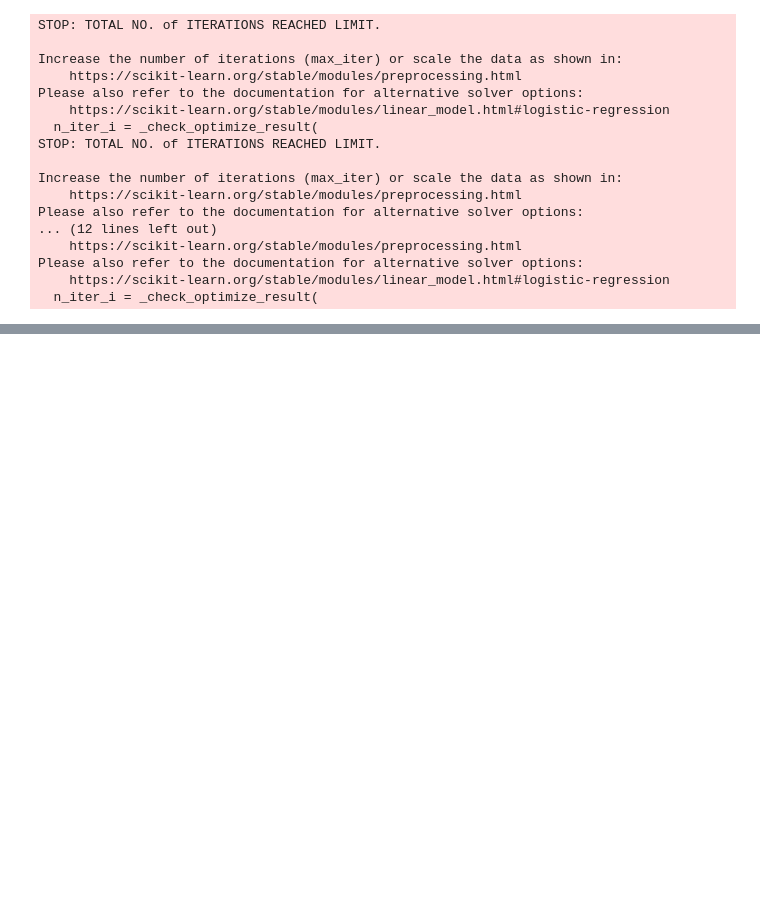
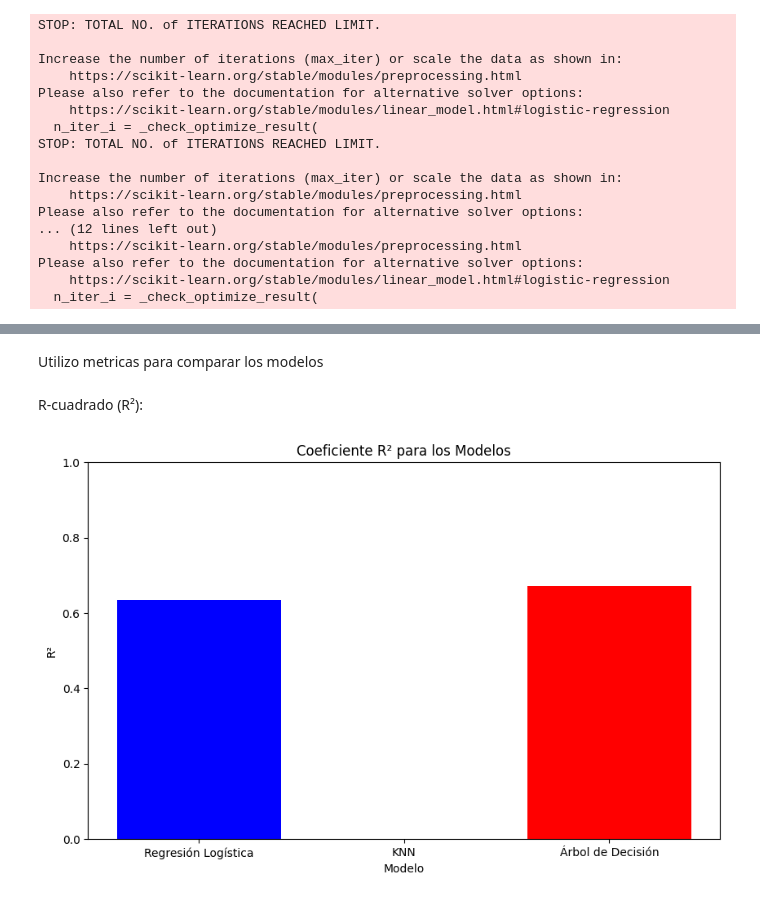
Before and after one commit to Lucassanc/Proyecto-Final-Data-Science, a Jupyter notebook: MODELO.ipynb, the cells around one changed output, grey strips where cells are left out. Drawn from its saved outputs; the diff is of its cells as text; code cells hidden in the pictures; blank space fills up the shorter version.

```diff
--- a/MODELO.ipynb
+++ b/MODELO.ipynb
@@ -1012,0 +649,4 @@ El modelo KNN predice valores muy bajos, sin importar los valores
+# %% [markdown]
+Utilizo metricas para comparar los modelos
+# %% [markdown]
+R-cuadrado (R²):
@@ -1012,0 +661,23 @@ El modelo KNN predice valores muy bajos, sin importar los valores
+# %%
+# Calcular el R² para los tres modelos
+reg_test_pred = reg.predict(X_test)
+knn_test_pred = knn_model.predict(X_test)
+tree_test_pred = tree_model.predict(X_test)
+
+reg_r2 = r2_score(y_test, reg_test_pred)
+knn_r2 = r2_score(y_test, knn_test_pred)
+tree_r2 = r2_score(y_test, tree_test_pred)
+
+# Graficar el R² para los tres modelos
+model_names = ['Regresión Logística', 'KNN', 'Árbol de Decisión']
+r2_scores = [reg_r2, knn_r2, tree_r2]
+
+plt.figure(figsize=(10, 6))
+plt.bar(model_names, r2_scores, color=['blue', 'green', 'red'])
+plt.xlabel('Modelo')
+plt.ylabel('R²')
+plt.title('Coeficiente R² para los Modelos')
+plt.ylim([0.0, 1.0])
+plt.show()
+# %% [output]
+[figure, added]
```
Also changed, not shown: parts of 30 cells of this notebook, 1 other file.
